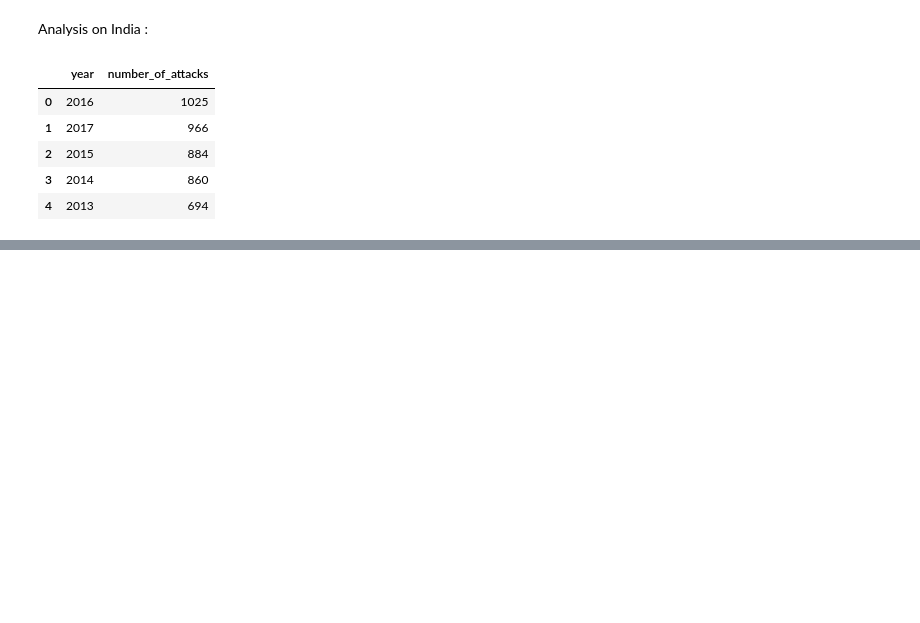
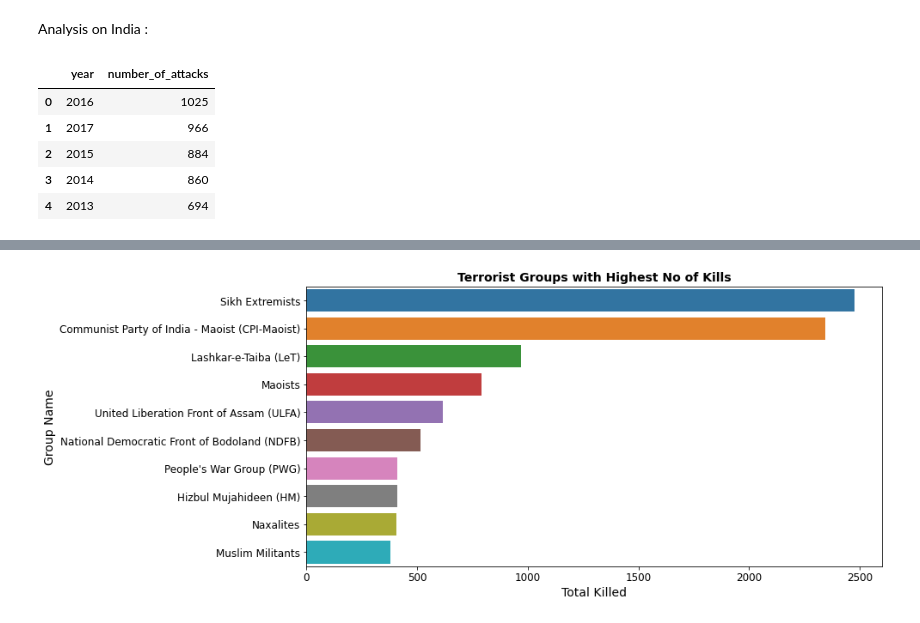
Before and after one commit to pmgumble/Bootstrap-5-Tutorial-Portfolio, a Jupyter notebook: Global_Terrorism_Analysis_Capstone_Project.ipynb, the cells around one changed output, grey strips where cells are left out. Cells and saved outputs as stored; diff of their text form; code cells hidden in the pictures; blank space fills up the shorter version.

```diff
--- a/Global_Terrorism_Analysis_Capstone_Project.ipynb
+++ b/Global_Terrorism_Analysis_Capstone_Project.ipynb
@@ -534,0 +570,13 @@ number_of_attacks_by_year.head()
+# %%
+# Most No of Kills by various Terrorist Groups in India
+plt.subplots(figsize=(12,6))
+terrordf_India = terrordf_India.drop(terrordf_India.loc[terrordf_India['Group']=='Unknown'].index)
+Group_India = terrordf_India.groupby('Group')['Killed'].sum().nlargest(10)
+sns.barplot(y = Group_India.index, x = Group_India.values)
+plt.title('Terrorist Groups with Highest No of Kills', fontweight ='bold', fontsize = 14)
+plt.xticks(fontsize = 12)
+plt.yticks(fontsize = 12)
+plt.xlabel('Total Killed',fontsize=14)
+plt.ylabel('Group Name',fontsize=14);
+# %% [output]
+[figure, added]
```
Also changed, not shown: parts of 8 cells of this notebook.
